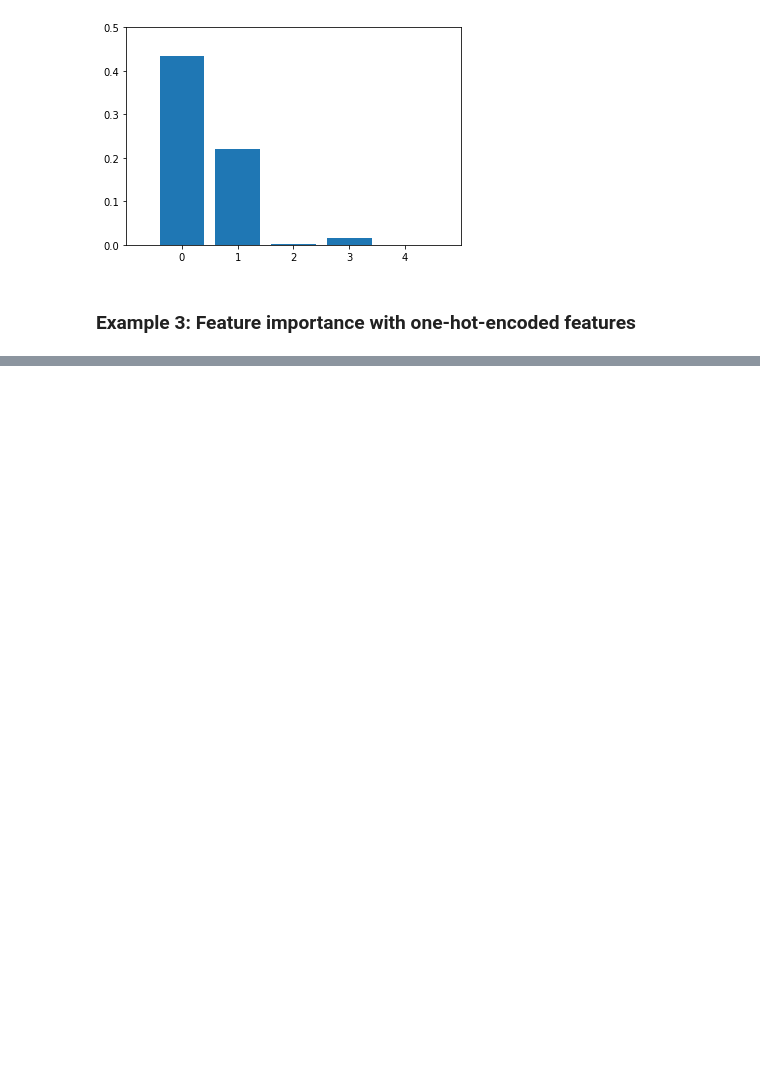
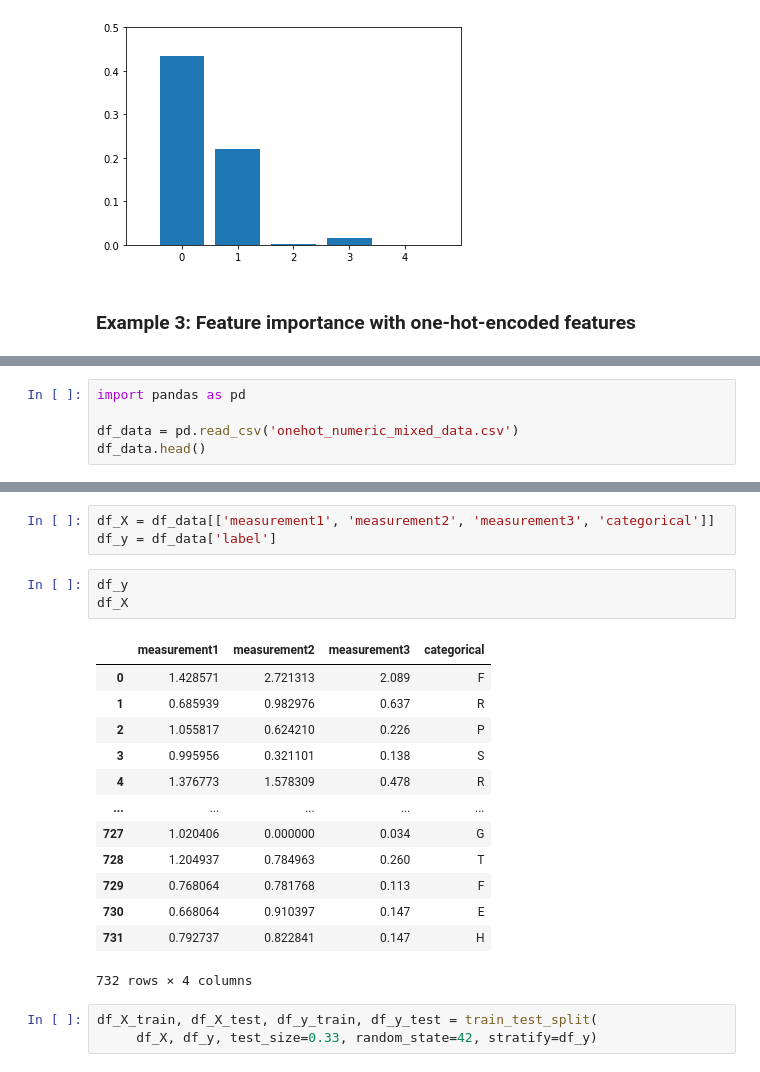
Before and after one commit to SamanAshtiani/feature_importance_permutation, a Jupyter notebook: feature_imprtance_permutation.ipynb, the cells around one changed output, grey strips where cells are left out. Saved outputs shown, nothing was run; the diff lists cells and outputs as text; blank space fills up the shorter version.

```diff
--- a/feature_imprtance_permutation.ipynb
+++ b/feature_imprtance_permutation.ipynb
@@ -202,0 +206,5 @@ plt.show()
+# %%
+import pandas as pd
+
+df_data = pd.read_csv('onehot_numeric_mixed_data.csv')
+df_data.head()
@@ -202,0 +218,23 @@ plt.show()
+# %%
+df_X = df_data[['measurement1', 'measurement2', 'measurement3', 'categorical']]
+df_y = df_data['label']
+# %%
+df_y
+df_X
+# %% [output]
+|  | measurement1 | measurement2 | measurement3 | categorical |
+| 0 | 1.428571 | 2.721313 | 2.089 | F |
+| 1 | 0.685939 | 0.982976 | 0.637 | R |
+| 2 | 1.055817 | 0.624210 | 0.226 | P |
+| 3 | 0.995956 | 0.321101 | 0.138 | S |
+| 4 | 1.376773 | 1.578309 | 0.478 | R |
+| ... | ... | ... | ... | ... |
+| 727 | 1.020406 | 0.000000 | 0.034 | G |
+| 728 | 1.204937 | 0.784963 | 0.260 | T |
+| 729 | 0.768064 | 0.781768 | 0.113 | F |
+| 730 | 0.668064 | 0.910397 | 0.147 | E |
+| 731 | 0.792737 | 0.822841 | 0.147 | H |
+732 rows × 4 columns
+# %%
+df_X_train, df_X_test, df_y_train, df_y_test = train_test_split(
+     df_X, df_y, test_size=0.33, random_state=42, stratify=df_y)
```
Also changed, not shown: parts of 10 cells of this notebook.
